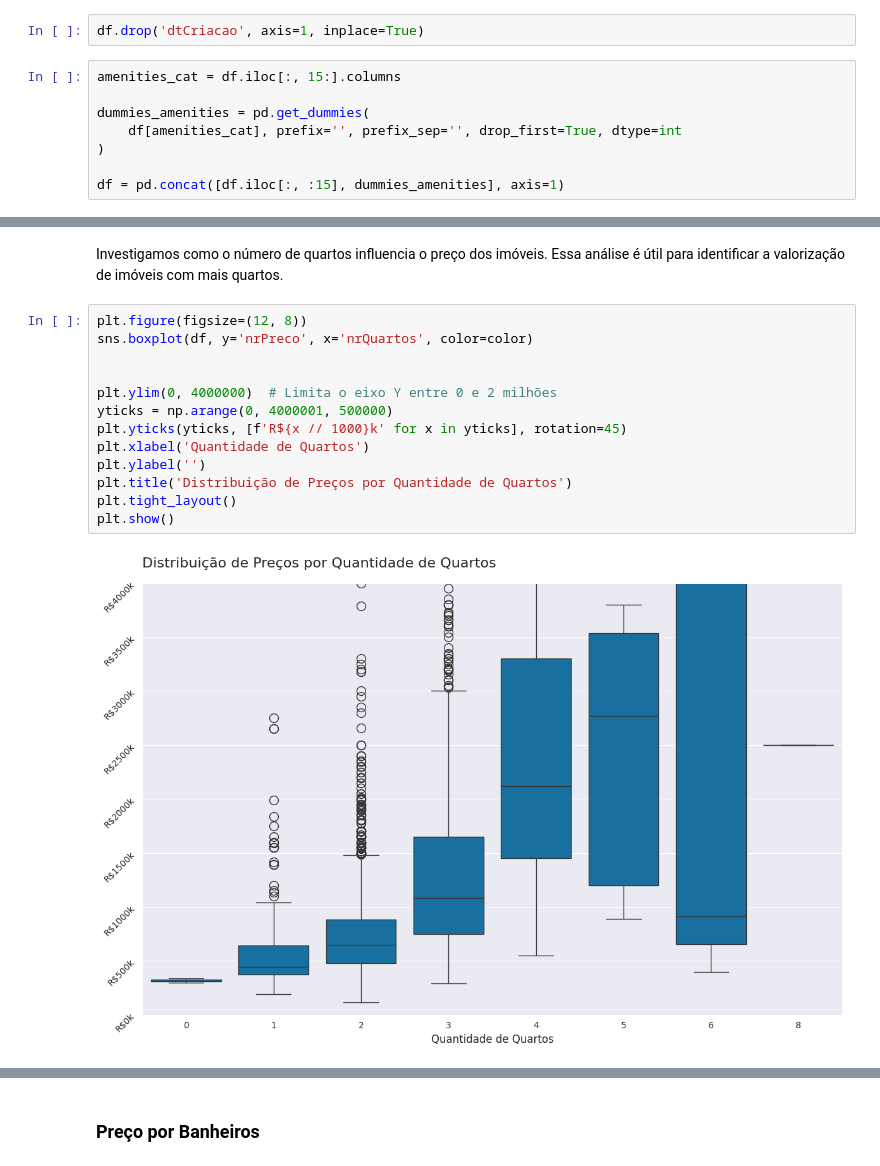
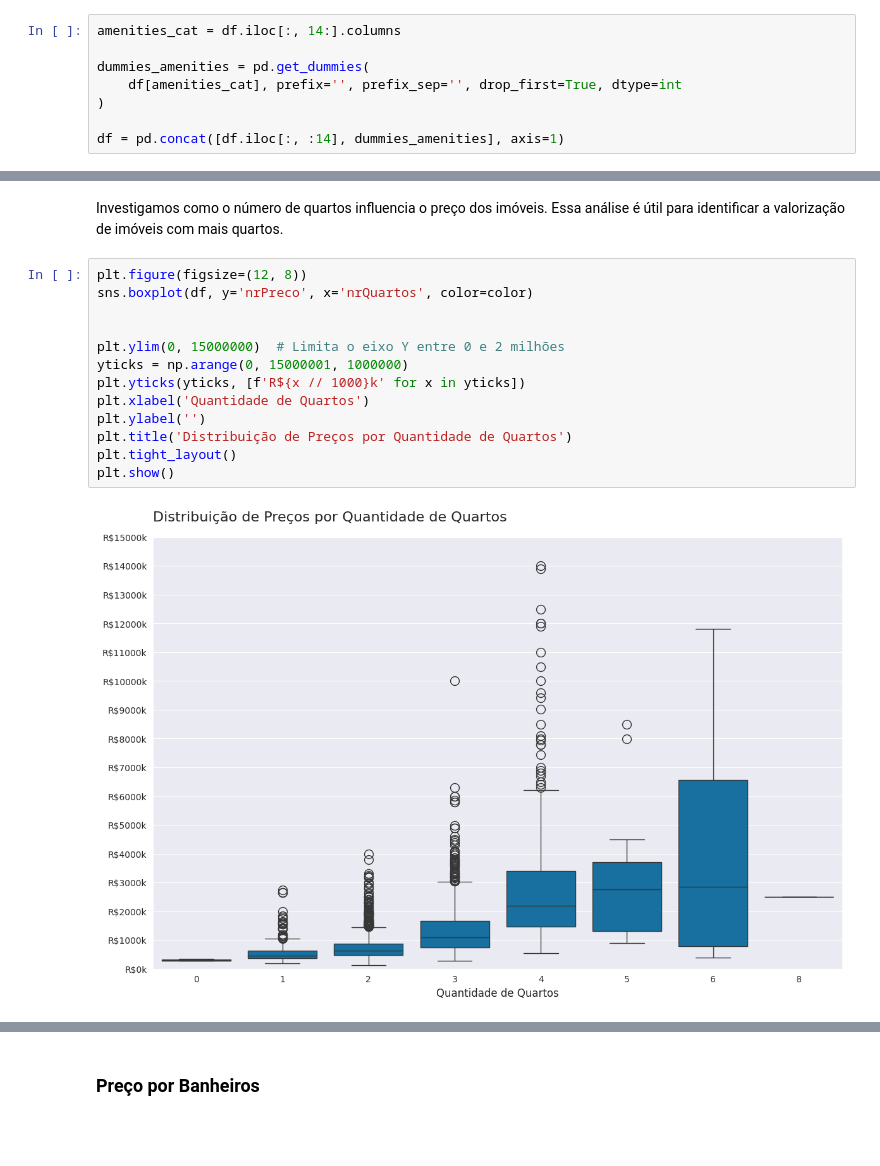
Before and after one commit to Mathsnts18/SantosApartmentPricing, a Jupyter notebook: notebooks/eda.ipynb, the cells around one changed output, grey strips where cells are left out. Saved outputs shown, nothing was run; the diff lists cells and outputs as text; blank space fills up the shorter version.

```diff
--- a/notebooks/eda.ipynb
+++ b/notebooks/eda.ipynb
@@ -199,16 +212,14 @@ df['nrArea(m2)'] = df['nrArea(m2)'].replace({11: 110})
 ### Codificação de variáveis categóricas
 # %% [markdown]
 Utilizamos o método `get_dummies()` para transformar variáveis categóricas em variáveis dummy. Essa transformação é necessária para que essas variáveis possam ser utilizadas em análises estatísticas e modelos de machine learning.
-# %%
-df.drop('dtCriacao', axis=1, inplace=True)
 # %%
-amenities_cat = df.iloc[:, 15:].columns
+amenities_cat = df.iloc[:, 14:].columns
 
 dummies_amenities = pd.get_dummies(
     df[amenities_cat], prefix='', prefix_sep='', drop_first=True, dtype=int
 )
 
-df = pd.concat([df.iloc[:, :15], dummies_amenities], axis=1)
+df = pd.concat([df.iloc[:, :14], dummies_amenities], axis=1)
 # %% [markdown]
 ### Feature Engineering
 # %% [markdown]
@@ -459,18 +493,18 @@ Investigamos como o número de quartos influencia o preço dos imóveis. Essa an
 # %%
 plt.figure(figsize=(12, 8))
 sns.boxplot(df, y='nrPreco', x='nrQuartos', color=color)
 
 
-plt.ylim(0, 4000000)  # Limita o eixo Y entre 0 e 2 milhões
-yticks = np.arange(0, 4000001, 500000)
-plt.yticks(yticks, [f'R${x // 1000}k' for x in yticks], rotation=45)
+plt.ylim(0, 15000000)  # Limita o eixo Y entre 0 e 2 milhões
+yticks = np.arange(0, 15000001, 1000000)
+plt.yticks(yticks, [f'R${x // 1000}k' for x in yticks])
 plt.xlabel('Quantidade de Quartos')
 plt.ylabel('')
 plt.title('Distribuição de Preços por Quantidade de Quartos')
 plt.tight_layout()
 plt.show()
 # %% [output]
-[figure, old version]
+[figure, new version]
 # %%
 df.groupby('nrQuartos')['nrPreco'].describe().T
 # %% [output]
```
Also changed, not shown: parts of 23 cells of this notebook.
